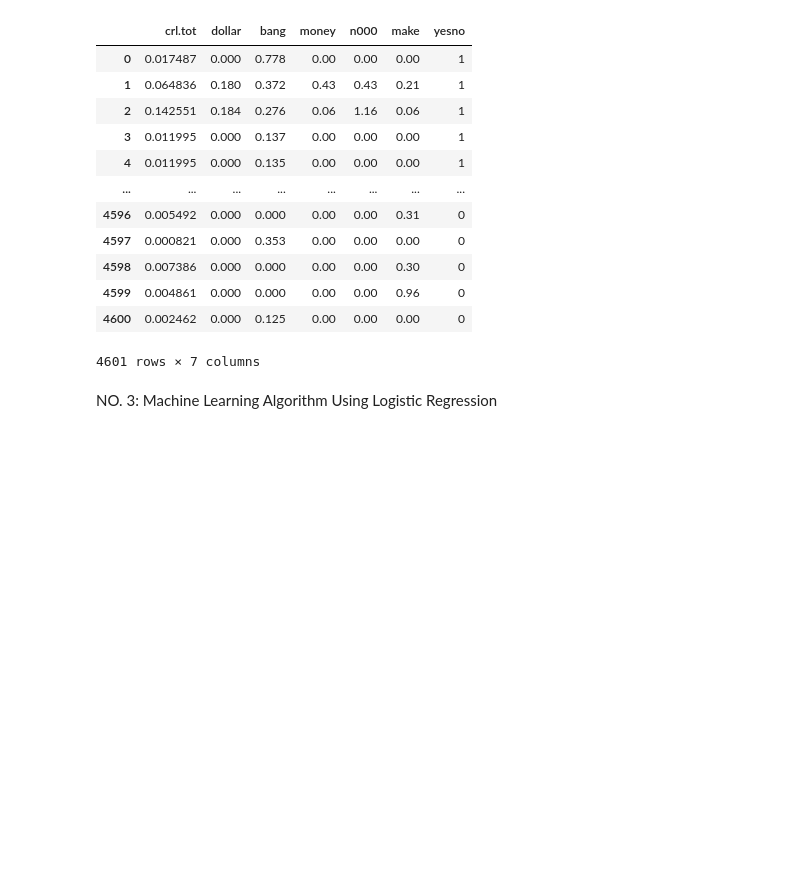
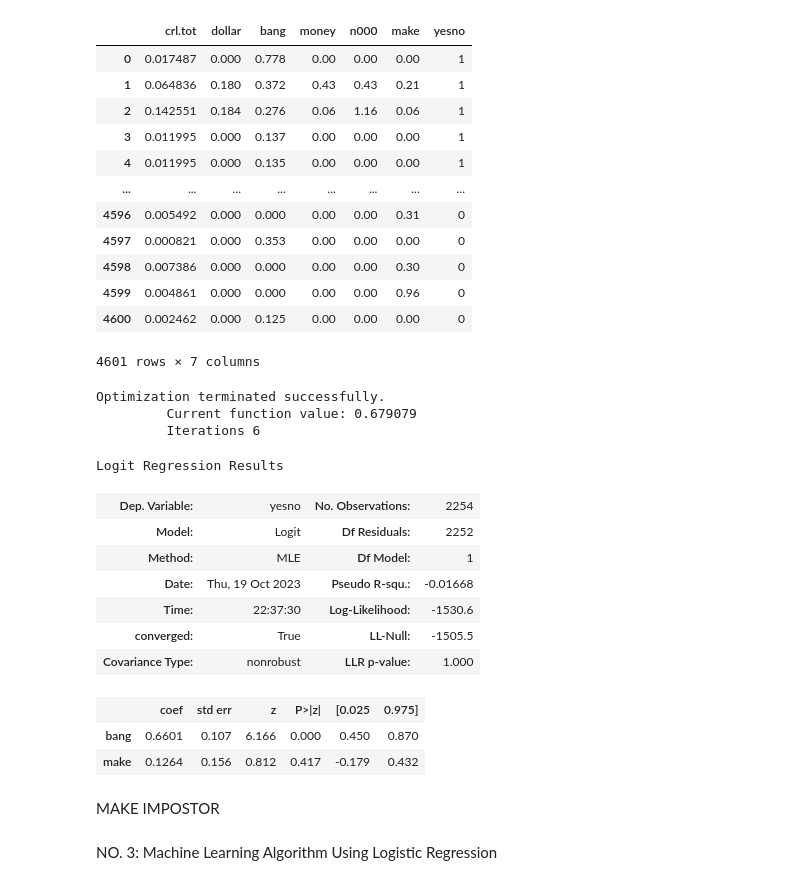
Before and after one commit to alfredwisana/machine_learning, a Jupyter notebook: logistic regression UTS ml.ipynb, the cells around one changed output. Drawn from its saved outputs; the diff is of its cells as text; code cells hidden in the pictures; blank space fills up the shorter version.

```diff
--- a/logistic regression UTS ml.ipynb
+++ b/logistic regression UTS ml.ipynb
@@ -87,6 +87,28 @@ y = df_copy.yesno
 X_temp, X_test, y_temp, y_test = train_test_split(X,y,test_size=0.3,random_state=123)
 #data dipisah menjadi trainging dan validation
 X_train, X_val, y_train, y_val = train_test_split(X_temp,y_temp,test_size=0.3,random_state=123)
+# %%
+X_crltot_bang = X_train[['bang','make']]
+model_confounding = sm.Logit(y_train,X_crltot_bang)
+res = model_confounding.fit()
+res.summary()
+# %% [output]
+Optimization terminated successfully.
+         Current function value: 0.679079
+         Iterations 6
+Logit Regression Results
+| Dep. Variable: | yesno | No. Observations: | 2254 |
+| Model: | Logit | Df Residuals: | 2252 |
+| Method: | MLE | Df Model: | 1 |
+| Date: | Thu, 19 Oct 2023 | Pseudo R-squ.: | -0.01668 |
+| Time: | 22:37:30 | Log-Likelihood: | -1530.6 |
+| converged: | True | LL-Null: | -1505.5 |
+| Covariance Type: | nonrobust | LLR p-value: | 1.000 |
+|  | coef | std err | z | P>|z| | [0.025 | 0.975] |
+| bang | 0.6601 | 0.107 | 6.166 | 0.000 | 0.450 | 0.870 |
+| make | 0.1264 | 0.156 | 0.812 | 0.417 | -0.179 | 0.432 |
+# %% [markdown]
+MAKE IMPOSTOR
 # %% [markdown]
 NO. 3: Machine Learning Algorithm Using Logistic Regression
 # %% [markdown]
```
Also changed, not shown: parts of 14 cells of this notebook.
